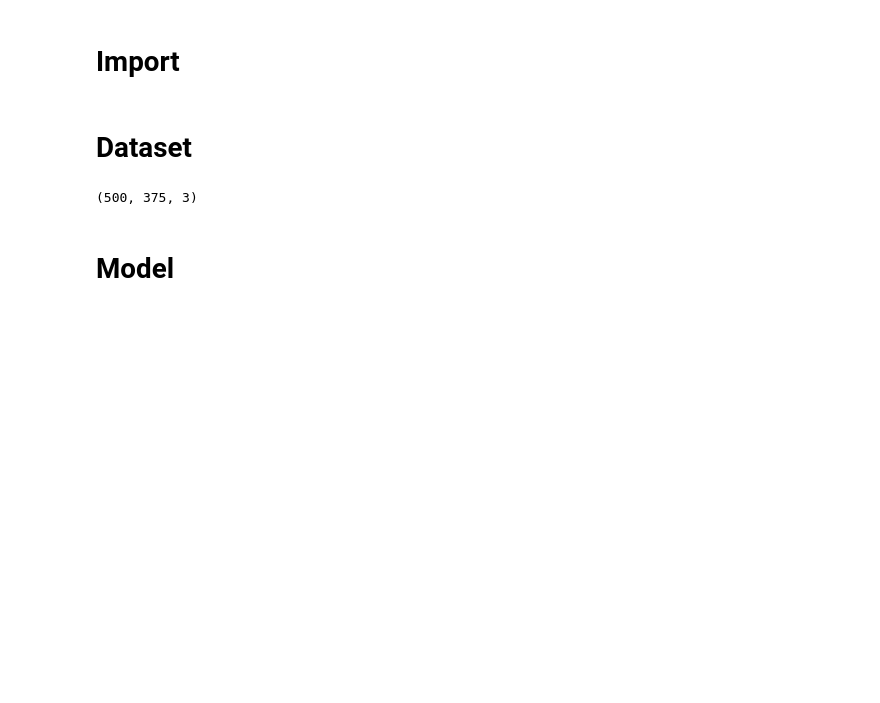
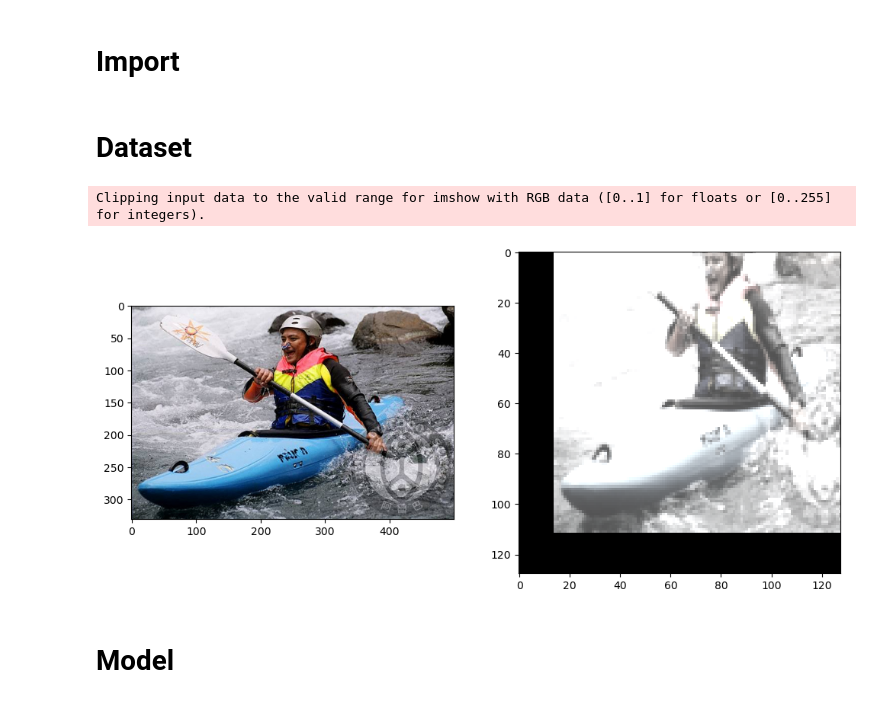
Before and after one commit to minsuk00/BrainDecoder, a Jupyter notebook: notebook/pixel_level_semantics.ipynb, the cells around one changed output. Saved outputs shown, nothing was run; the diff lists cells and outputs as text; code cells hidden in the pictures; blank space fills up the shorter version.

```diff
--- a/notebook/pixel_level_semantics.ipynb
+++ b/notebook/pixel_level_semantics.ipynb
@@ -6,6 +6,7 @@ import torch.nn as nn
 import torch.optim as optim
 import torch.nn.functional as F
 from torch.utils.data import DataLoader
+from torchvision import transforms
 
 
 import lightning as L
@@ -17,8 +18,14 @@ import os
 import numpy as np
 import cv2
 from datetime import datetime
+from matplotlib import pyplot as plt
 
 sys.path.append(os.path.join(os.path.dirname(os.getcwd()), "code"))
 import dataset as D
+from diff_augment import DiffAugment
+
+config = {}
+
+# /n03452741/n03452741_17620. jpeg' different image?
 # %% [markdown]
 # Dataset
@@ -25 +37,28 @@ import dataset as D
+# %%
+transform = transforms.Compose(
+    [
+        transforms.Resize((config["img-size"][1:3])),
+        transforms.ToTensor(),
+        # DiffAugment(policy="color,translation,cutout"),
+        DiffAugment(policy=config["diffaug-policy"]),
+    ]
+)
+eeg_img_dataset = D.EEGImageDataset(D.Splitter(dataset, split_name="train"), transform)
+eeg_img_dataset_original = D.EEGImageDataset(D.Splitter(dataset, split_name="train"))
+
+idx = 1
+eeg, img = eeg_img_dataset[idx]
+_, img_original = eeg_img_dataset_original[idx]
+
+plt.figure(figsize=(12, 15))
+plt.subplot(1, 2, 1)
+plt.imshow(img_original)
+plt.subplot(1, 2, 2)
+plt.imshow(img.permute(1, 2, 0))
+plt.show()
+# plt.imshow(cv2.cvtColor(img, cv2.COLOR_BGR2RGB))
+# cv2.cvtColor(img, cv2.COLOR_BGR2RGB)
+# %% [output]
+Clipping input data to the valid range for imshow with RGB data ([0..1] for floats or [0..255] for integers).
+[figure, added]
 # %%
@@ -33,13 +79,6 @@ loaders = {
     )
     for split in ["train", "val", "test"]
 }
-# %%
-img = cv2.imread(
-    "/Users/ms/cs/ML/NeuroImagen/dataset/imageNet_images/n07753592/n07753592_847.JPEG"
-)
-print(img.shape)
-# %% [output]
-(500, 375, 3)
 # %% [markdown]
 # Model
 # %%
```
Also changed, not shown: parts of 12 cells of this notebook, 3 other files.
